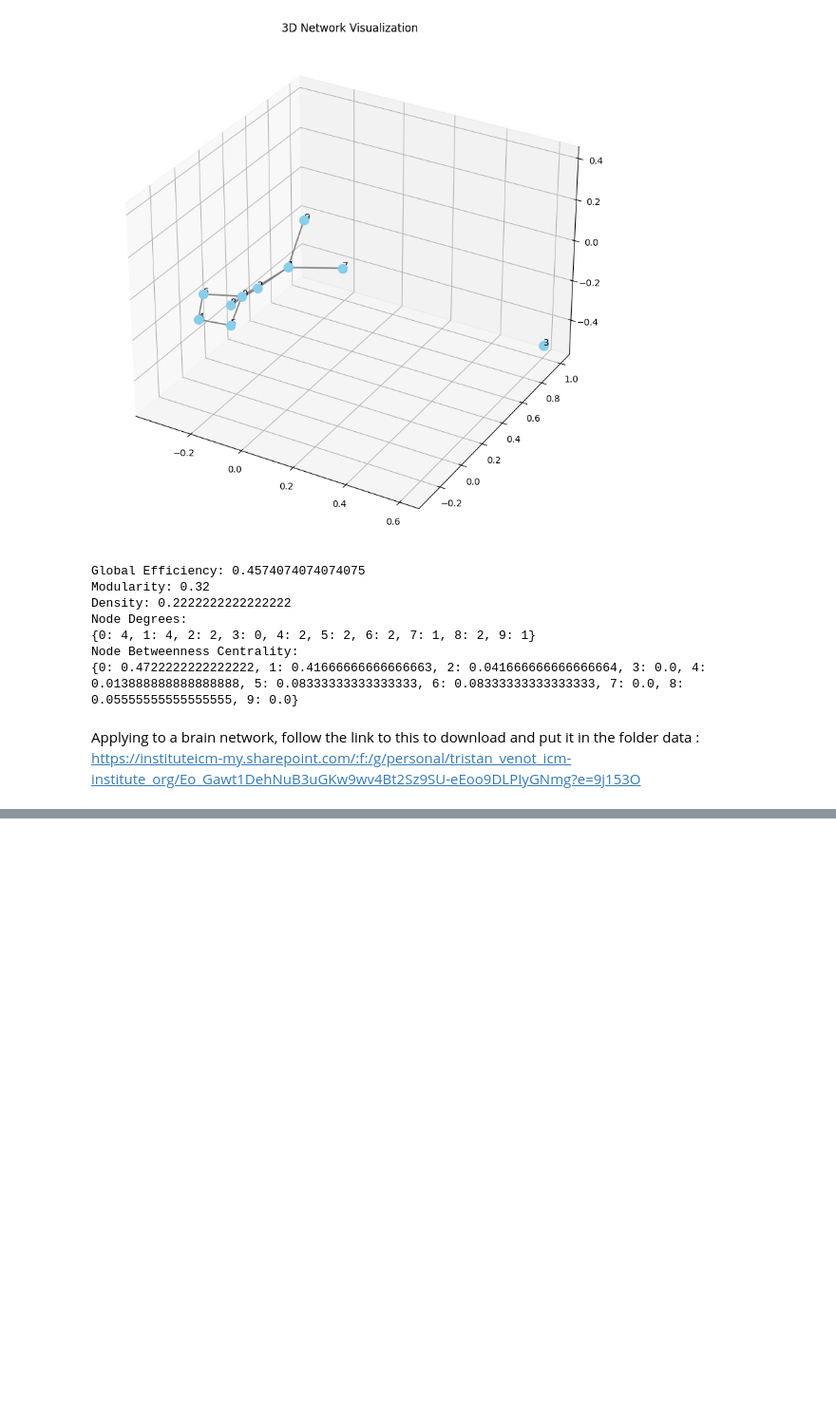
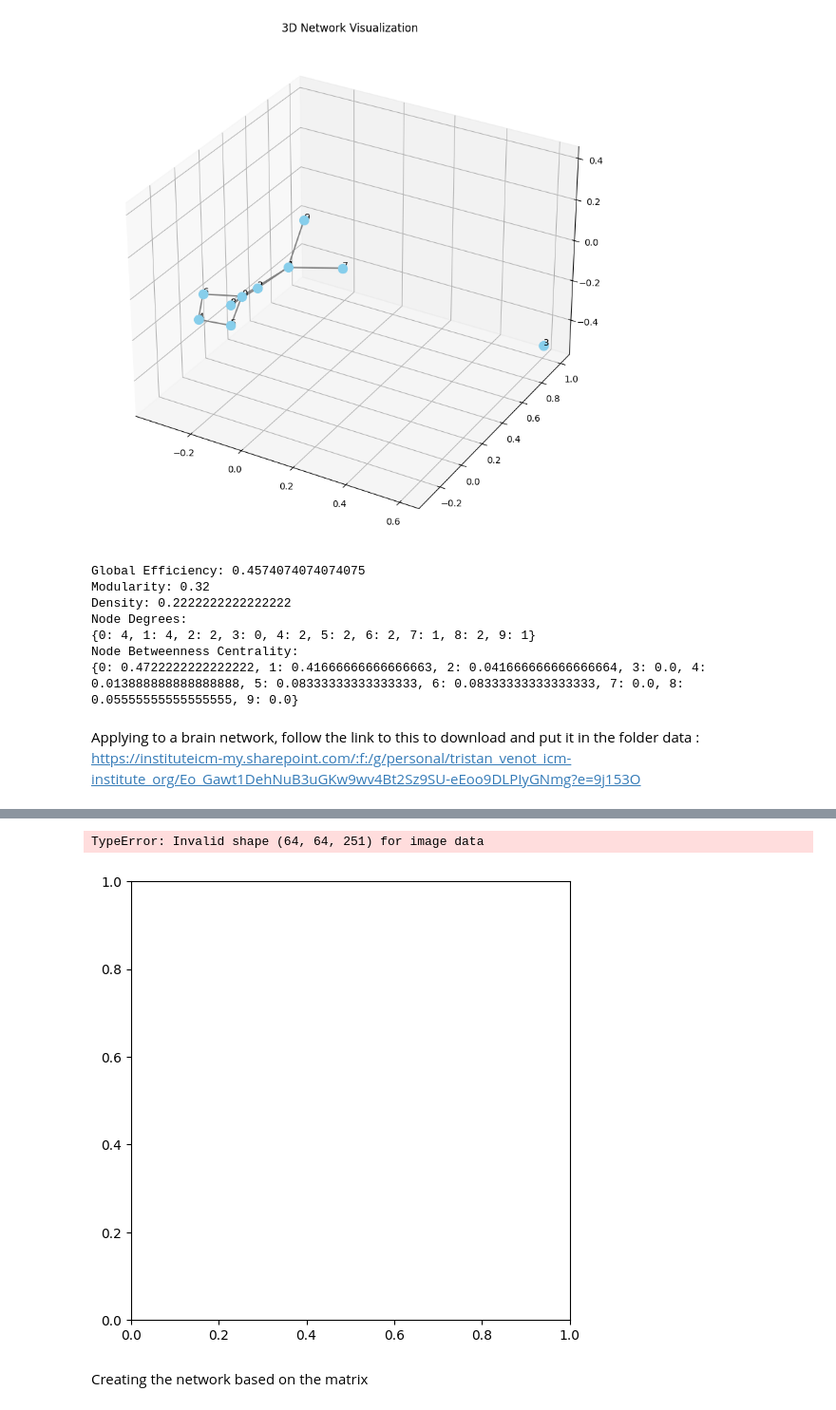
Before and after one commit to TristanVenot/Mapimed, a Jupyter notebook: Welcome_To_Colab.ipynb, the cells around one changed output, grey strips where cells are left out. Shown: that part at 95% size. Cells and saved outputs as stored; diff of their text form; code cells hidden in the pictures; blank space fills up the shorter version.

```diff
--- a/Welcome_To_Colab.ipynb
+++ b/Welcome_To_Colab.ipynb
@@ -110,0 +152,14 @@ Applying to a brain network, follow the link to this to download and put it in t
+# %%
+tmin = 1
+tmax = 4
+cond1 = 'OVTK_GDF_Left'
+cond2 = 'OVTK_GDF_Right'
+path = '/content/'
+filename_1 = 'Test-[2022.04.28-16.27.12].edf'
+car_bool = False
+raw_Training_EDF_1, events_from_annot_1,event_id_1 = load_file(path,filename_1,car_bool)
+Epoch_compute_MI_1 = select_Event(cond1,raw_Training_EDF_1,events_from_annot_1,event_id_1,tmin,tmax,64)
+Epoch_compute_Rest_1 = select_Event(cond2,raw_Training_EDF_1,events_from_annot_1,event_id_1,tmin,tmax,64)
+
+Signal_Rest = Epoch_compute_Rest_1.get_data()[:,:,:]
+Signal_MI = Epoch_compute_MI_1.get_data()[:,:,:]
@@ -110,0 +184,64 @@ Applying to a brain network, follow the link to this to download and put it in t
+# %%
+from pyriemann.estimation import Covariances
+from scipy import signal
+import matplotlib.pyplot as plt
+iir_params = dict(order=5, ftype='butter')
+
+## Coherence Part
+
+trials_MI = []
+trials_Rest = []
+for tr in range(Signal_MI.shape[0]):
+  elec1_MI = []
+  elec1_Rest = []
+  for elec1 in range(64):
+    elec2_MI = []
+    elec2_Rest = []
+    for elec2 in range(64):
+      f, Cxy_MI = signal.coherence(Signal_MI[tr,elec1,:], Signal_MI[tr,elec2,:], fs=500.0, window='hann', nperseg=500, noverlap=250, nfft=None, detrend='constant')
+      f, Cxy_Rest = signal.coherence(Signal_Rest[tr,elec1,:], Signal_Rest[tr,elec2,:], fs=500.0, window='hann', nperseg=500, noverlap=250, nfft=None, detrend='constant')
+      elec2_MI.append(Cxy_MI)
+      elec2_Rest.append(Cxy_Rest)
+    elec1_MI.append(elec2_MI)
+    elec1_Rest.append(elec2_Rest)
+  trials_MI.append(elec1_MI)
+  trials_Rest.append(elec2_Rest)
+
+coh_MI = np.array(trials_MI)[:,:,13:30].mean(2)
+coh_Rest = np.array(trials_Rest)[:,:,13:30].mean(2)
+
+
+plt.figure(figsize=(6, 6))
+plt.imshow(coh_MI.mean(0), cmap='jet')
+plt.colorbar(label='Value')
+plt.title('Coherence Matrix MI')
+plt.figure(figsize=(6, 6))
+plt.imshow(coh_Rest.mean(0), cmap='jet')
+plt.colorbar(label='Value')
+plt.title('Coherence Matrix Rest')
+plt.show()
+
+
+
+## Covariance part
+
+Signal_MI_cov = mne.filter.filter_data(Signal_MI[:,:,:],500,7,35,fir_window = 'hann',method='iir',iir_params=iir_params)
+Signal_Rest_cov = mne.filter.filter_data(Signal_Rest[:,:,:],500,7,35,fir_window = 'hann',method='iir',iir_params=iir_params)
+
+cov_data_train_MI = Covariances(estimator = 'oas').transform(Signal_MI_cov[:,:,:])
+cov_data_train_Rest = Covariances(estimator = 'oas').transform(Signal_Rest_cov[:,:,:])
+
+plt.figure(figsize=(6, 6))
+plt.imshow(cov_data_train_MI.mean(0), cmap='jet')
+plt.colorbar(label='Value')
+plt.title('Covariance Matrix MI')
+plt.figure(figsize=(6, 6))
+plt.imshow(cov_data_train_Rest.mean(0), cmap='jet')
+plt.colorbar(label='Value')
+plt.title('Covariance Matrix Rest')
+plt.show()
+# %% [output]
+TypeError: Invalid shape (64, 64, 251) for image data
+[figure, added]
+# %% [markdown]
+Creating the network based on the matrix
```
Also changed, not shown: parts of 4 cells of this notebook.
